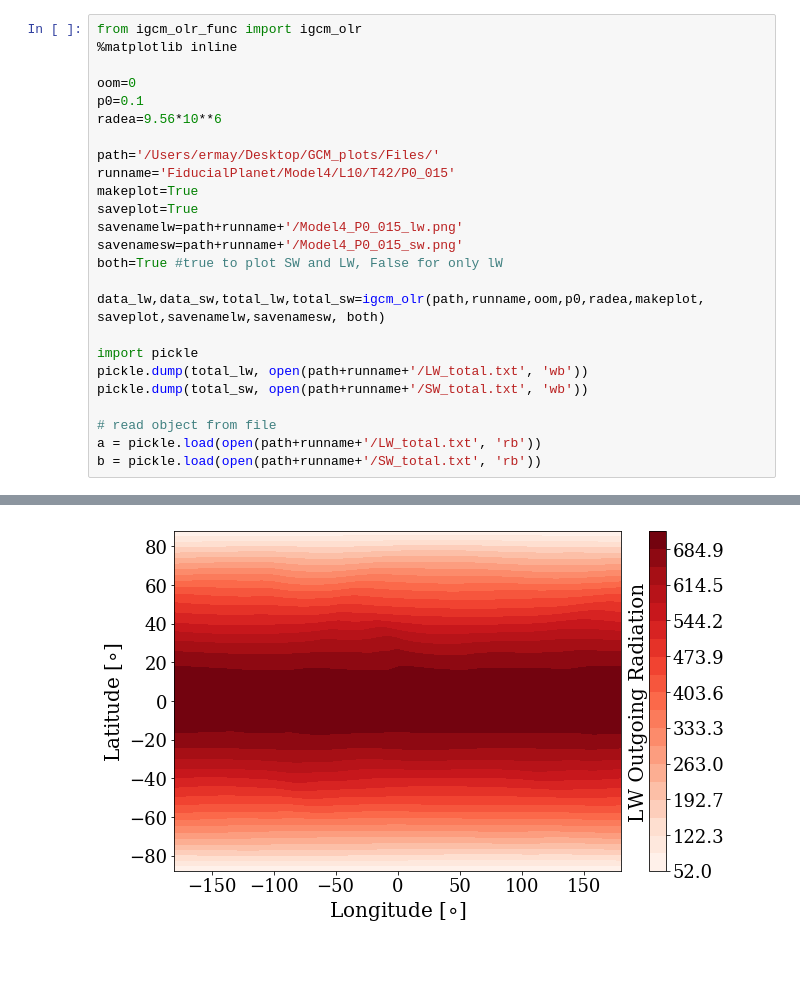
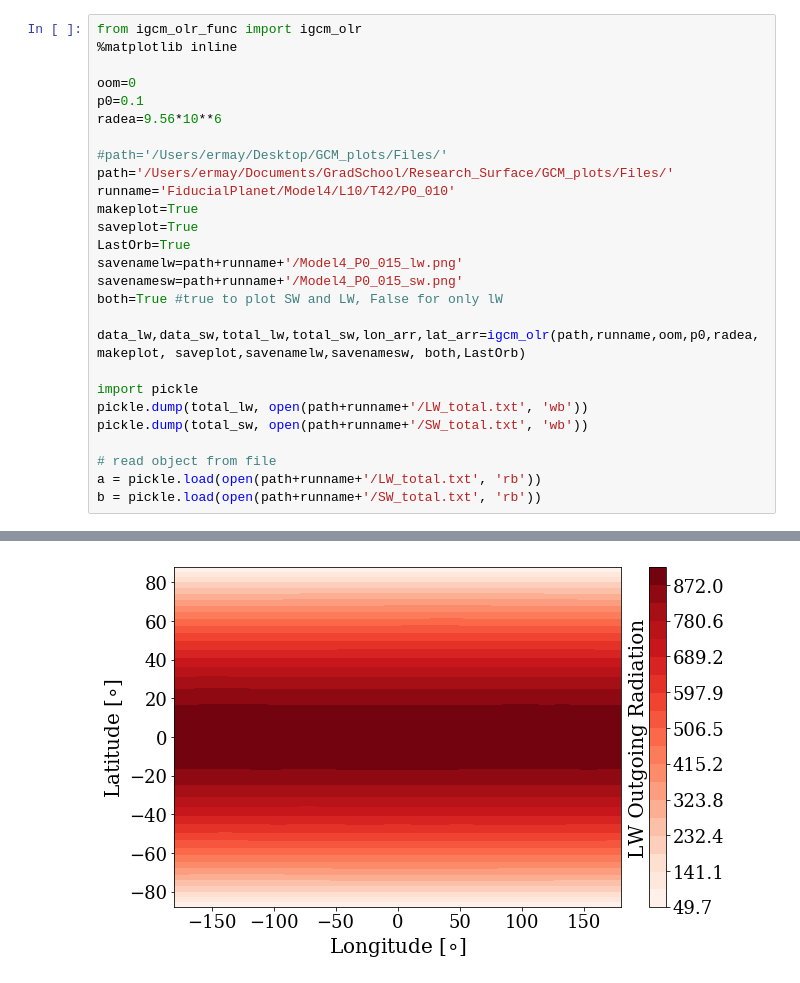
Before and after one commit to emily-rauscher/GCM_plots, a Jupyter notebook: igcm_olr_plots.ipynb, the cells around one changed output, grey strips where cells are left out. Drawn from its saved outputs; the diff is of its cells as text.

Commit message:
OLR has last orbit average and fixed plot naming

```diff
--- a/igcm_olr_plots.ipynb
+++ b/igcm_olr_plots.ipynb
@@ -6,15 +6,17 @@ oom=0
 p0=0.1
 radea=9.56*10**6
 
-path='/Users/ermay/Desktop/GCM_plots/Files/'
-runname='FiducialPlanet/Model4/L10/T42/P0_015'
+#path='/Users/ermay/Desktop/GCM_plots/Files/'
+path='/Users/ermay/Documents/GradSchool/Research_Surface/GCM_plots/Files/'
+runname='FiducialPlanet/Model4/L10/T42/P0_010'
 makeplot=True
 saveplot=True
+LastOrb=True
 savenamelw=path+runname+'/Model4_P0_015_lw.png'
 savenamesw=path+runname+'/Model4_P0_015_sw.png'
 both=True #true to plot SW and LW, False for only lW
 
-data_lw,data_sw,total_lw,total_sw=igcm_olr(path,runname,oom,p0,radea,makeplot, saveplot,savenamelw,savenamesw, both)
+data_lw,data_sw,total_lw,total_sw,lon_arr,lat_arr=igcm_olr(path,runname,oom,p0,radea,makeplot, saveplot,savenamelw,savenamesw, both,LastOrb)
 
 import pickle
 pickle.dump(total_lw, open(path+runname+'/LW_total.txt', 'wb'))
@@ -44 +46 @@ SW (128, 64, 3)
-[figure, old version]
+[figure, new version]
```
Also changed, not shown: parts of 6 cells of this notebook, 1 other file.
